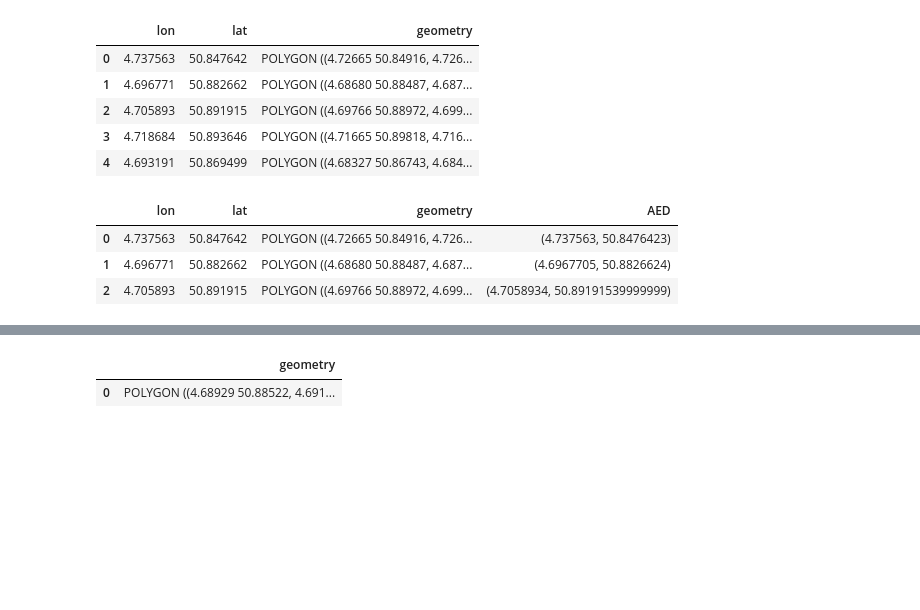
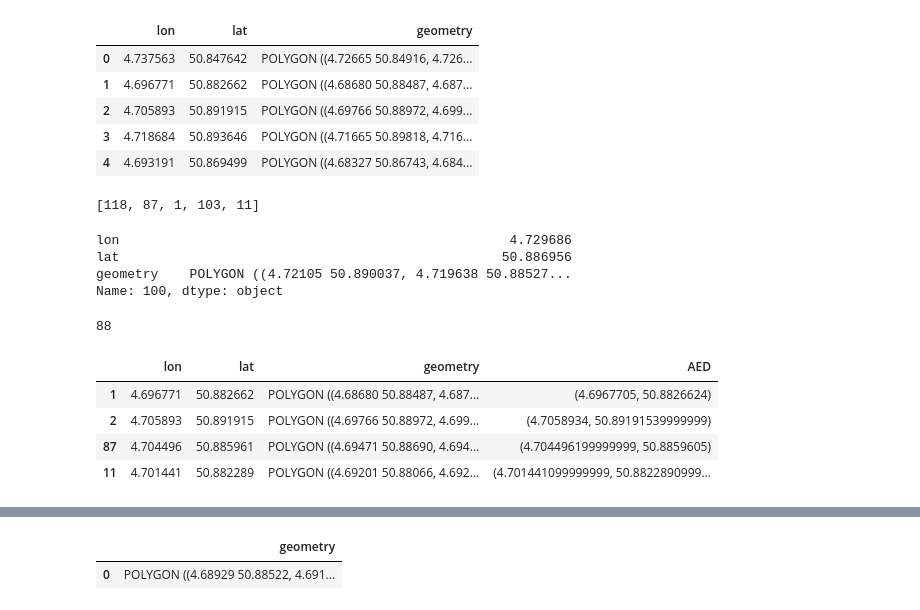
Before and after one commit to Leowiser/AED-Route-Optimization-MDA-Project, a Jupyter notebook: Visualization_Algo.ipynb, the cells around one changed output, grey strips where cells are left out. Cells and saved outputs as stored; diff of their text form; code cells hidden in the pictures; blank space fills up the shorter version.

```diff
--- a/Visualization_Algo.ipynb
+++ b/Visualization_Algo.ipynb
@@ -37,6 +53,30 @@ AEDs.head()
 | 2 | 4.705893 | 50.891915 | POLYGON ((4.69766 50.88972, 4.699... |
 | 3 | 4.718684 | 50.893646 | POLYGON ((4.71665 50.89818, 4.716... |
 | 4 | 4.693191 | 50.869499 | POLYGON ((4.68327 50.86743, 4.684... |
+# %%
+# Target coordinates
+target_lon, target_lat = 4.69932, 50.88762
+x = AEDs.copy()
+# Compute Euclidean distance (in degrees)
+x['distance'] = np.sqrt((AEDs['lon'] - target_lon)**2 + (AEDs['lat'] - target_lat)**2)
+
+# Get the indices of the 5 closest locations
+closest_indices = x.nsmallest(5, 'distance').index.tolist()
+
+print(closest_indices)
+# %% [output]
+[118, 87, 1, 103, 11]
+# %%
+AEDs.iloc[nearest_index]
+# %% [output]
+lon                                                  4.729686
+lat                                                 50.886956
+geometry    POLYGON ((4.72105 50.890037, 4.719638 50.88527...
+Name: 100, dtype: object
+# %%
+nearest_index
+# %% [output]
+88
 # %%
 import folium
 import geopandas as gpd
@@ -64,10 +108,11 @@ iso_patient = find_isochrone(coordinate)
 # %%
-gdf = AEDs[0:3].copy()
+gdf = AEDs.iloc[[1,2,87,11]].copy()
 gdf.loc[:,'AED'] = list(zip(gdf['lon'], gdf['lat']))
 gdf.head()
 # %% [output]
 |  | lon | lat | geometry | AED |
-| 0 | 4.737563 | 50.847642 | POLYGON ((4.72665 50.84916, 4.726... | (4.737563, 50.8476423) |
 | 1 | 4.696771 | 50.882662 | POLYGON ((4.68680 50.88487, 4.687... | (4.6967705, 50.8826624) |
 | 2 | 4.705893 | 50.891915 | POLYGON ((4.69766 50.88972, 4.699... | (4.7058934, 50.89191539999999) |
+| 87 | 4.704496 | 50.885961 | POLYGON ((4.69471 50.88690, 4.694... | (4.704496199999999, 50.8859605) |
+| 11 | 4.701441 | 50.882289 | POLYGON ((4.69201 50.88066, 4.692... | (4.701441099999999, 50.8822890999... |
 # %%
```
Also changed, not shown: parts of 78 cells of this notebook, 6 other files.
